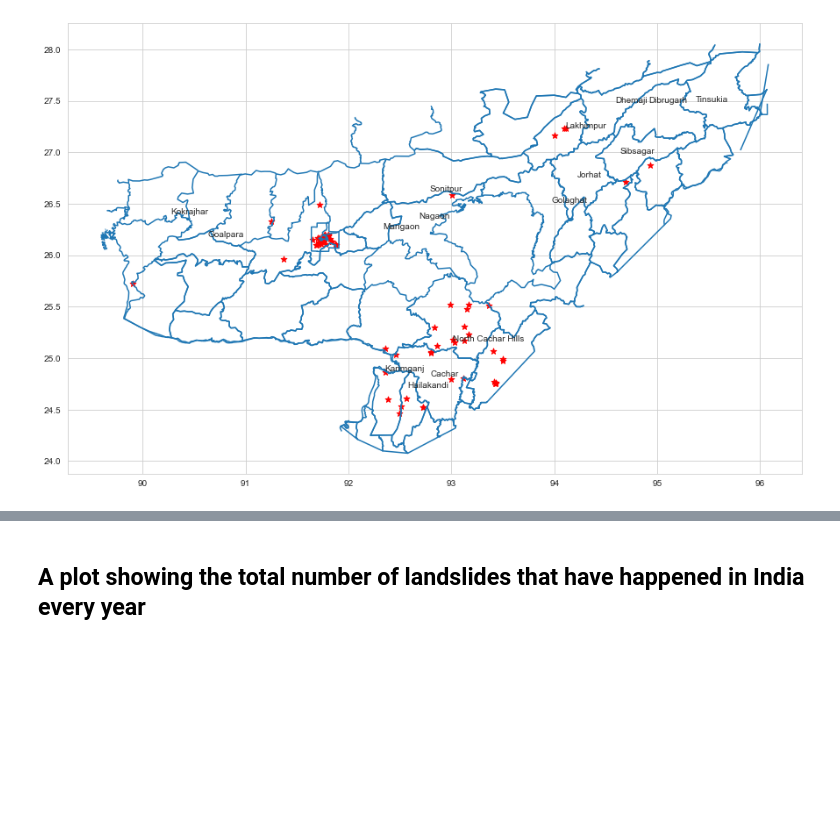
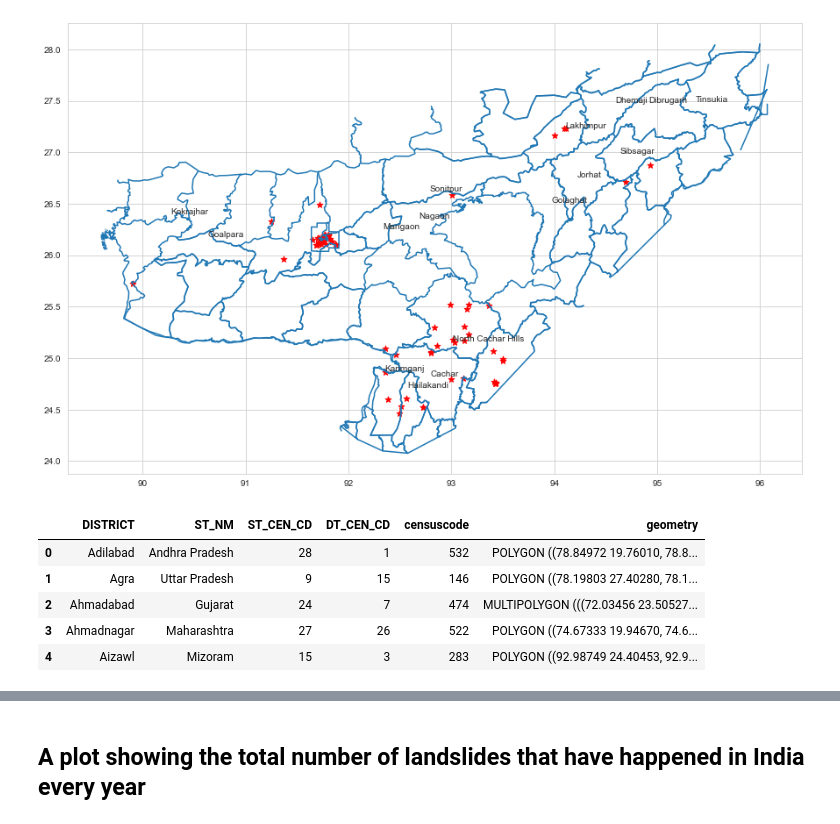
Before and after one commit to rishisinhanj/India-Data-Visualization, a Jupyter notebook: New Landslide.ipynb, the cells around one changed output, grey strips where cells are left out. Cells and saved outputs as stored; diff of their text form; code cells hidden in the pictures; blank space fills up the shorter version.

```diff
--- a/New Landslide.ipynb
+++ b/New Landslide.ipynb
@@ -284,3 +284,14 @@ plt.show()
 
 [74 rows x 1 columns]
 [figure]
+# %%
+fp = r'Districts\Census_2011\2011_Dist.shp'
+dis = gpd.read_file(fp)
+dis.head()
+# %% [output]
+|  | DISTRICT | ST_NM | ST_CEN_CD | DT_CEN_CD | censuscode | geometry |
+| 0 | Adilabad | Andhra Pradesh | 28 | 1 | 532 | POLYGON ((78.84972 19.76010, 78.8... |
+| 1 | Agra | Uttar Pradesh | 9 | 15 | 146 | POLYGON ((78.19803 27.40280, 78.1... |
+| 2 | Ahmadabad | Gujarat | 24 | 7 | 474 | MULTIPOLYGON (((72.03456 23.50527... |
+| 3 | Ahmadnagar | Maharashtra | 27 | 26 | 522 | POLYGON ((74.67333 19.94670, 74.6... |
+| 4 | Aizawl | Mizoram | 15 | 3 | 283 | POLYGON ((92.98749 24.40453, 92.9... |
```
Also changed, not shown: parts of 8 cells of this notebook, 2 other files.
